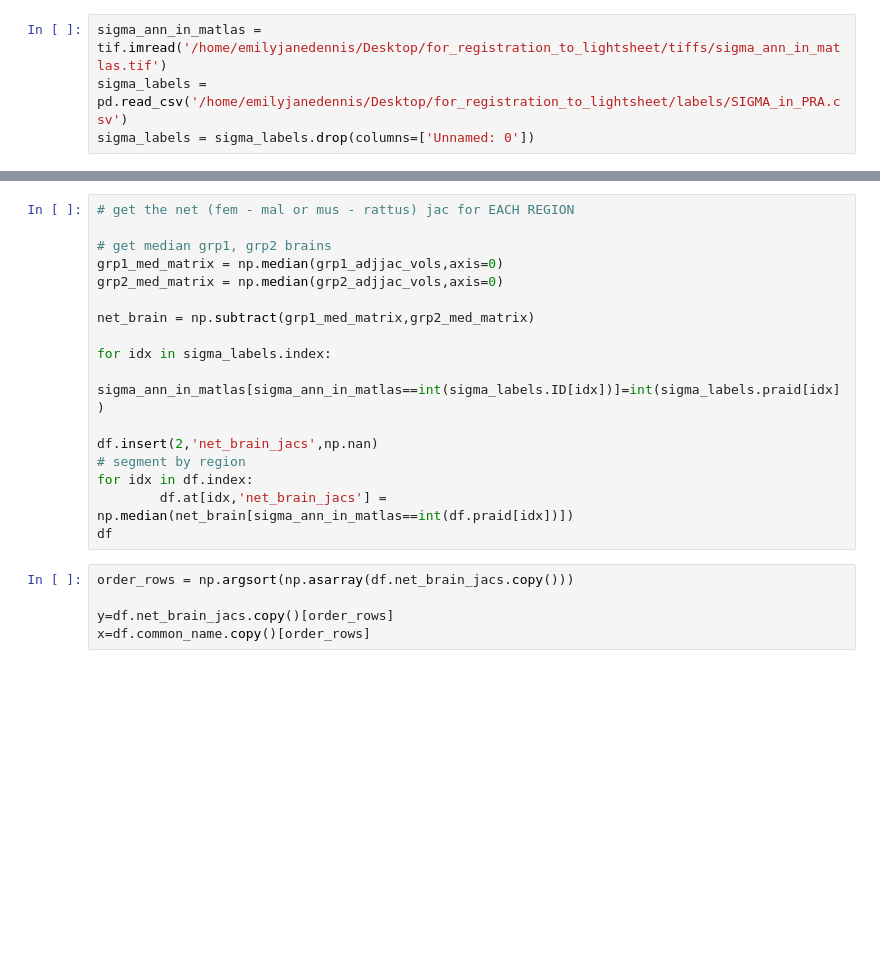
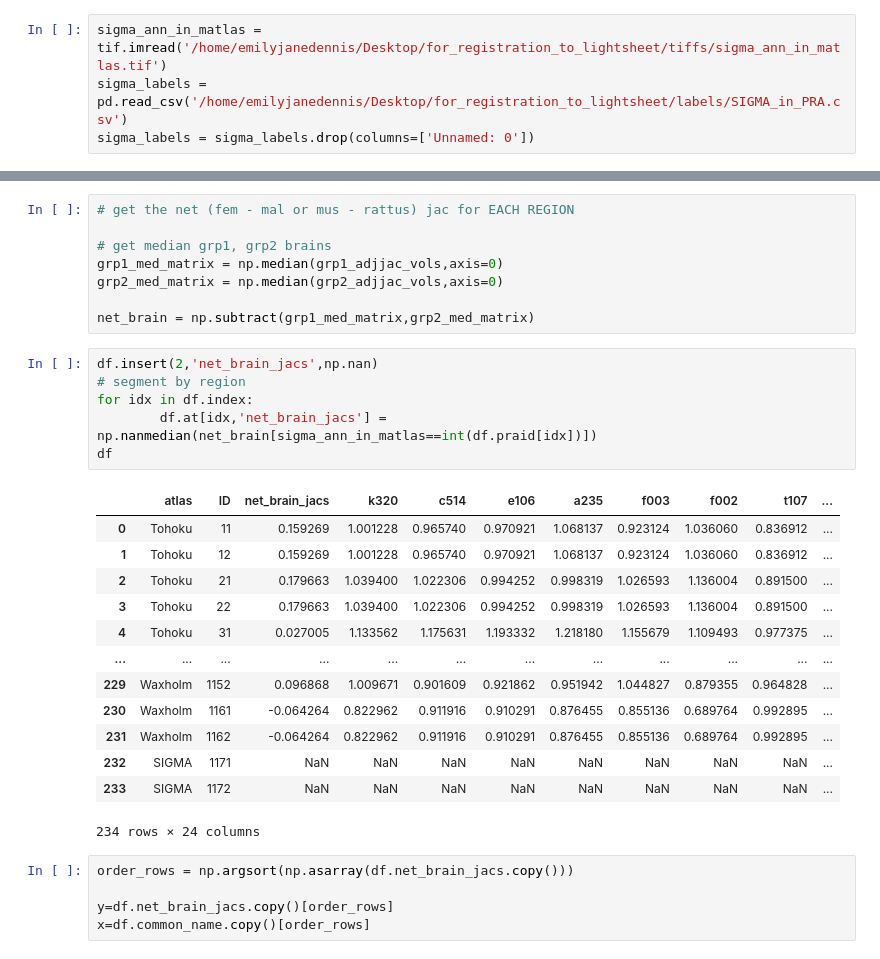
Before and after one commit to emilyjanedennis/PRA, a Jupyter notebook: notebooks/misc/net_jac_net_defo.ipynb, the cells around one changed output, grey strips where cells are left out. Cells and saved outputs as stored; diff of their text form; blank space fills up the shorter version.

```diff
--- a/notebooks/misc/net_jac_net_defo.ipynb
+++ b/notebooks/misc/net_jac_net_defo.ipynb
@@ -160,15 +174,26 @@ grp1_med_matrix = np.median(grp1_adjjac_vols,axis=0)
 grp2_med_matrix = np.median(grp2_adjjac_vols,axis=0)
 
 net_brain = np.subtract(grp1_med_matrix,grp2_med_matrix)
-
-for idx in sigma_labels.index:
-    sigma_ann_in_matlas[sigma_ann_in_matlas==int(sigma_labels.ID[idx])]=int(sigma_labels.praid[idx])
-
-df.insert(2,'net_brain_jacs',np.nan)
-# segment by region
-for idx in df.index:
-        df.at[idx,'net_brain_jacs'] = np.median(net_brain[sigma_ann_in_matlas==int(df.praid[idx])])
-df
+# %%
+df.insert(2,'net_brain_jacs',np.nan)
+# segment by region
+for idx in df.index:
+        df.at[idx,'net_brain_jacs'] = np.nanmedian(net_brain[sigma_ann_in_matlas==int(df.praid[idx])])
+df
+# %% [output]
+|  | atlas | ID | net_brain_jacs | k320 | c514 | e106 | a235 | f003 | f002 | t107 | ... |
+| 0 | Tohoku | 11 | 0.159269 | 1.001228 | 0.965740 | 0.970921 | 1.068137 | 0.923124 | 1.036060 | 0.836912 | ... |
+| 1 | Tohoku | 12 | 0.159269 | 1.001228 | 0.965740 | 0.970921 | 1.068137 | 0.923124 | 1.036060 | 0.836912 | ... |
+| 2 | Tohoku | 21 | 0.179663 | 1.039400 | 1.022306 | 0.994252 | 0.998319 | 1.026593 | 1.136004 | 0.891500 | ... |
+| 3 | Tohoku | 22 | 0.179663 | 1.039400 | 1.022306 | 0.994252 | 0.998319 | 1.026593 | 1.136004 | 0.891500 | ... |
+| 4 | Tohoku | 31 | 0.027005 | 1.133562 | 1.175631 | 1.193332 | 1.218180 | 1.155679 | 1.109493 | 0.977375 | ... |
+| ... | ... | ... | ... | ... | ... | ... | ... | ... | ... | ... | ... |
+| 229 | Waxholm | 1152 | 0.096868 | 1.009671 | 0.901609 | 0.921862 | 0.951942 | 1.044827 | 0.879355 | 0.964828 | ... |
+| 230 | Waxholm | 1161 | -0.064264 | 0.822962 | 0.911916 | 0.910291 | 0.876455 | 0.855136 | 0.689764 | 0.992895 | ... |
+| 231 | Waxholm | 1162 | -0.064264 | 0.822962 | 0.911916 | 0.910291 | 0.876455 | 0.855136 | 0.689764 | 0.992895 | ... |
+| 232 | SIGMA | 1171 | NaN | NaN | NaN | NaN | NaN | NaN | NaN | NaN | ... |
+| 233 | SIGMA | 1172 | NaN | NaN | NaN | NaN | NaN | NaN | NaN | NaN | ... |
+234 rows × 24 columns
 # %%
 order_rows = np.argsort(np.asarray(df.net_brain_jacs.copy()))
 
```
Also changed, not shown: parts of 12 cells of this notebook, 1 other file.
